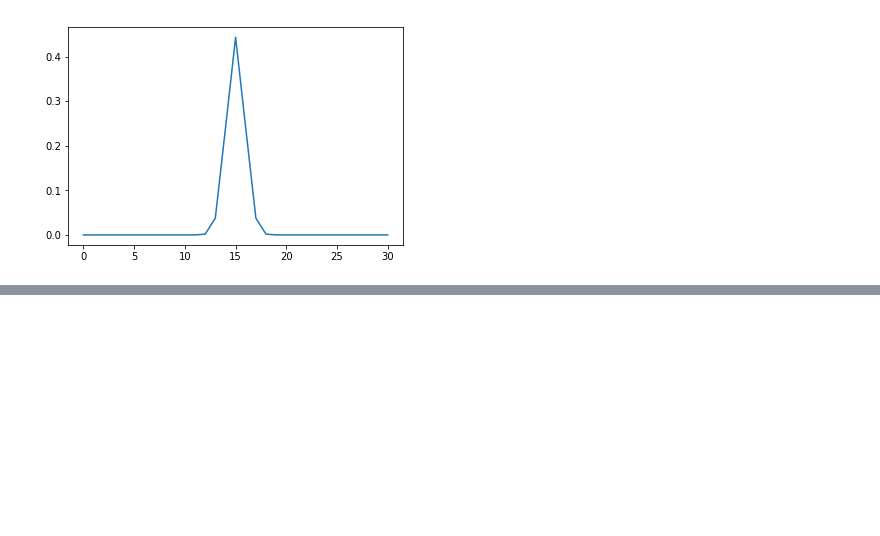
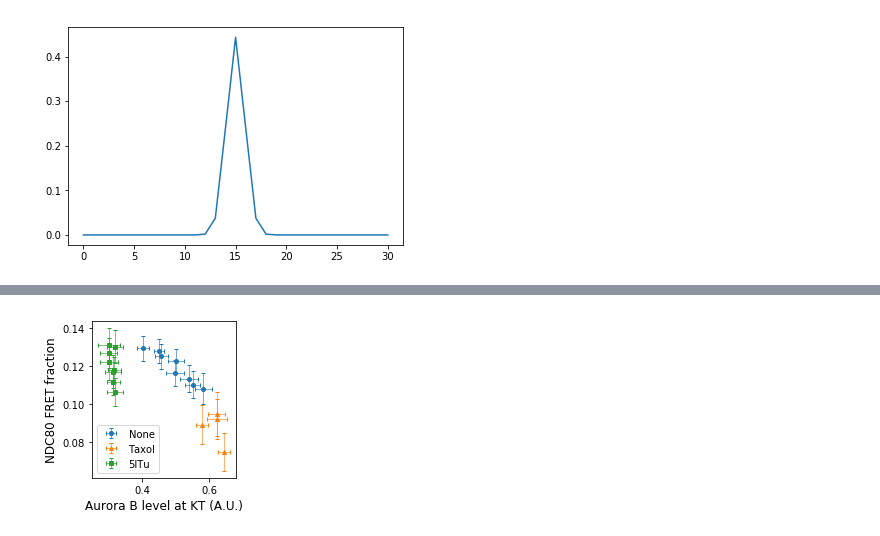
Before and after one commit to elifesciences-publications/AuroraConcentrationAnalysis, a Jupyter notebook: Dist_vs_INCENP_avg-ALL.ipynb, the cells around one changed output, grey strips where cells are left out. Cells and saved outputs as stored; diff of their text form; code cells hidden in the pictures; blank space fills up the shorter version.

```diff
--- a/Dist_vs_INCENP_avg-ALL.ipynb
+++ b/Dist_vs_INCENP_avg-ALL.ipynb
@@ -321,2 +332,16 @@ def getBinAvgProf(df_prof,nbins,kkdistrange=kkdistrange,pixsize=pixsize):
 
     return pd.DataFrame(res_dicts)
+# %%
+# import FLIM data mat files
+from scipy import io
+mat = io.loadmat('dist_all_result_bin8_WT.mat')
+FLIMWT = {'edges':mat['Edge'][0][0].flatten(),'mean_FRET_fraction':mat['mean_Y_dist'][0][0].flatten(),
+          'std_FRET_fraction':mat['std_Y_dist'][0][0].flatten(),'X':mat['X'][0][0].flatten()}
+
+mat = io.loadmat('dist_all_result_bin8_Treated.mat')
+FLIM5ITu = {'edges':mat['Edge'][0][0].flatten(),'mean_FRET_fraction':mat['mean_Y_dist'][0][0].flatten(),
+          'std_FRET_fraction':mat['std_Y_dist'][0][0].flatten(),'X':mat['X'][0][0].flatten()}
+
+mat = io.loadmat('dist_all_result_bin4_Taxol.mat')
+FLIMTaxol = {'edges':mat['Edge'][0][0].flatten(),'mean_FRET_fraction':mat['mean_Y_dist'][0][0].flatten(),
+          'std_FRET_fraction':mat['std_Y_dist'][0][0].flatten(),'X':mat['X'][0][0].flatten()}
@@ -394,3 +448,24 @@ fig.savefig('AnalysisSummary_cytobgNorm.pdf',facecolor=None,edgecolor=None)
+# %%
+fs=12
+FLIM_list = [FLIMWT,FLIMTaxol,FLIM5ITu]
+fmts = ['o','^','s']
+ms=4
+ew=0.6
+
+fig = plt.figure(figsize=(3,3))
+for i in range(3):
+    plt.errorbar(df_res_list[i]['avgintatkin'],FLIM_list[i]['mean_FRET_fraction'],
+                 xerr=df_res_list[i]['semintatkin'],yerr=FLIM_list[i]['std_FRET_fraction'],
+                 fmt=fmts[i],capsize=2,mec=None,ms=ms,elinewidth=ew)
+
+plt.xlabel('Aurora B level at KT (A.U.)',fontsize=fs)
+plt.ylabel('NDC80 FRET fraction',fontsize=fs)
+plt.legend(['None','Taxol','5ITu'])
+plt.tight_layout()
+
+fig.savefig('AuroraB_vs_NDC80FRETfraction.pdf',edgecolor=None,facecolor=None)
+# %% [output]
+[figure, added]
 # %%
 # Plot profiles for each cell
 grps_to_plot = ['None','DMSO']
```
Also changed, not shown: parts of 7 cells of this notebook, 4 other files.
